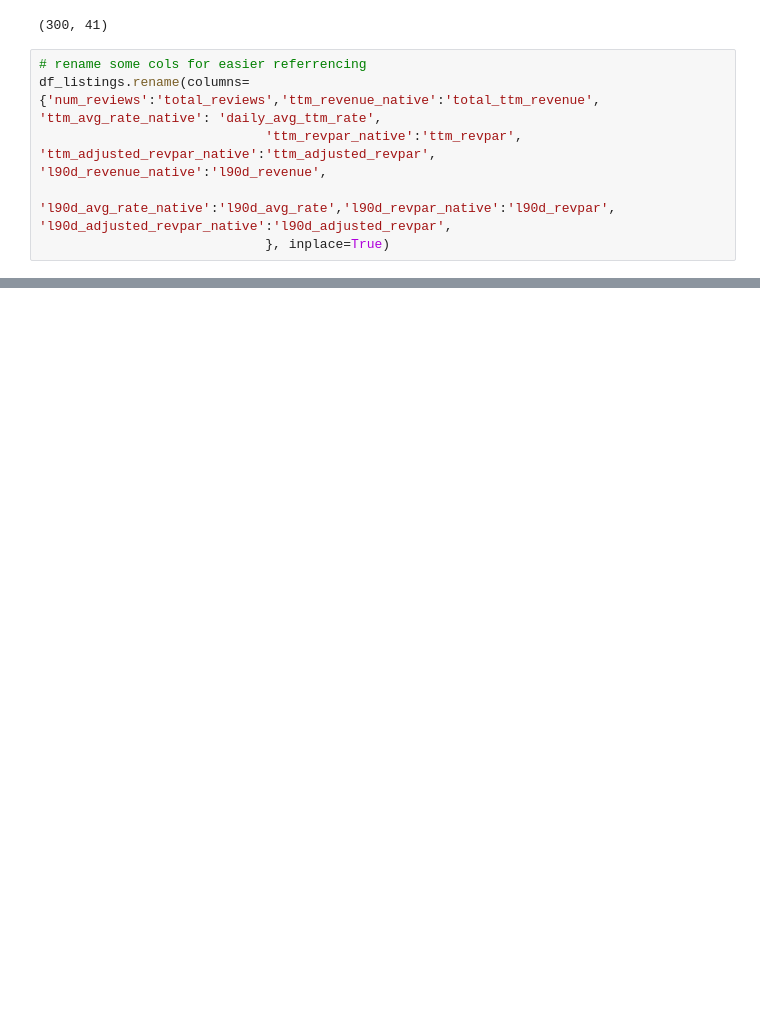
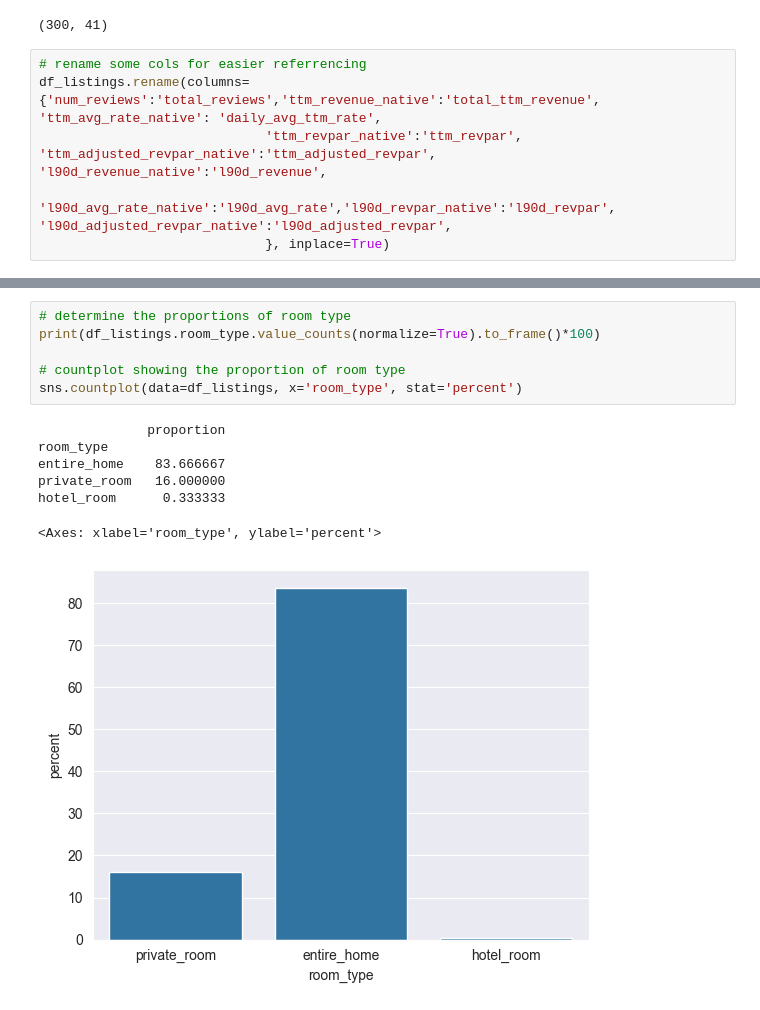
Before and after one commit to Morris-mk/Nairobi_AirbnbMarket_Overview_and-_InvestmentAnalysis, a Jupyter notebook: Airbnb_analysis.ipynb, the cells around one changed output, grey strips where cells are left out. Drawn from its saved outputs; the diff is of its cells as text; blank space fills up the shorter version.

```diff
--- a/Airbnb_analysis.ipynb
+++ b/Airbnb_analysis.ipynb
@@ -549,0 +395,14 @@ df_calendar.iloc[:, 1:].describe().T
+# %%
+# determine the proportions of room type
+print(df_listings.room_type.value_counts(normalize=True).to_frame()*100)
+
+# countplot showing the proportion of room type
+sns.countplot(data=df_listings, x='room_type', stat='percent')
+# %% [output]
+              proportion
+room_type
+entire_home    83.666667
+private_room   16.000000
+hotel_room      0.333333
+<Axes: xlabel='room_type', ylabel='percent'>
+[figure, added]
```
Also changed, not shown: parts of 105 cells of this notebook, 2 other files.
